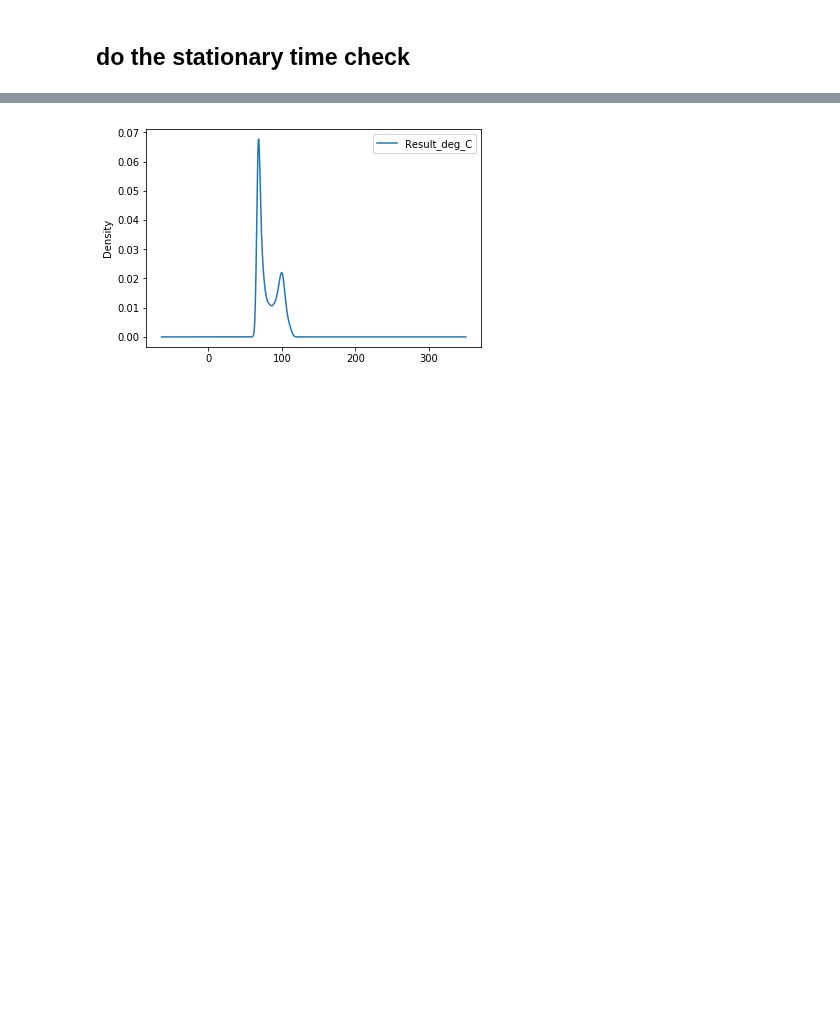
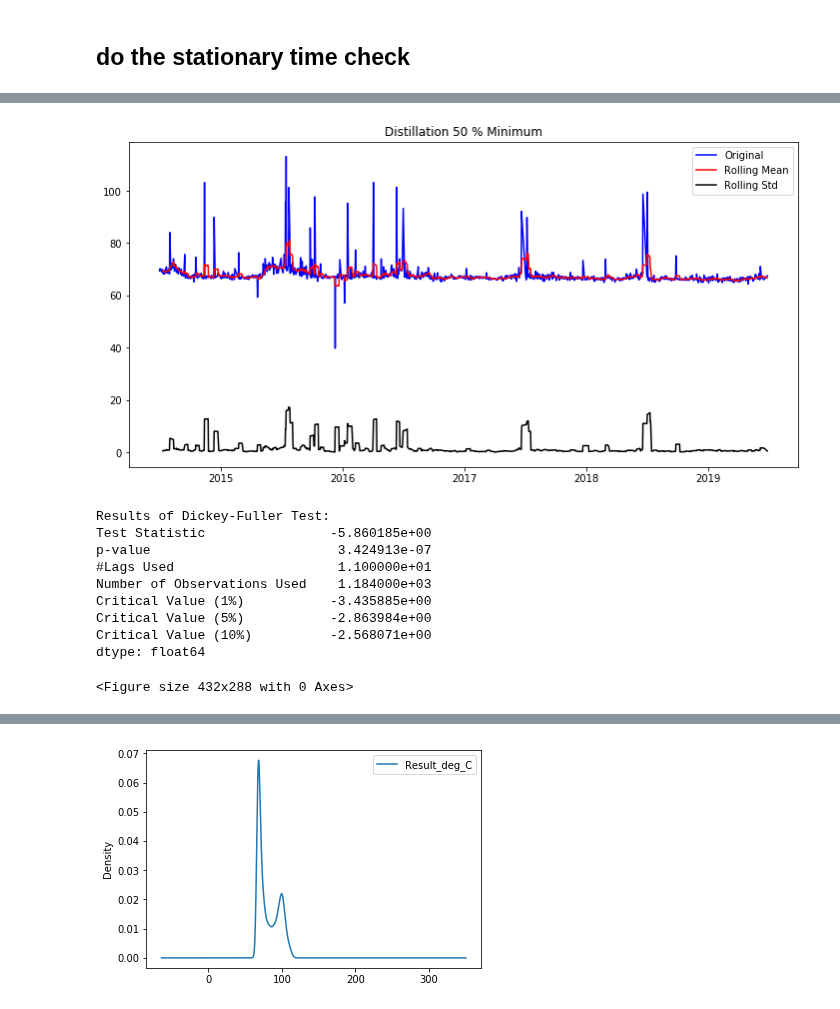
Before and after one commit to mishaberrien/tenessee-fuel-quality-analysis, a Jupyter notebook: notebooks/03_analysis/07302019-kph-time-analysis.ipynb, the cells around one changed output, grey strips where cells are left out. Saved outputs shown, nothing was run; the diff lists cells and outputs as text; code cells hidden in the pictures; blank space fills up the shorter version.

```diff
--- a/notebooks/03_analysis/07302019-kph-time-analysis.ipynb
+++ b/notebooks/03_analysis/07302019-kph-time-analysis.ipynb
@@ -208,0 +203,14 @@ dtype: float64
+# %%
+stationarity_check(Distillation_50.groupby('DateSampled').min(), 'Distillation 50 % Minimum')
+# %% [output]
+[figure, added]
+Results of Dickey-Fuller Test:
+Test Statistic                -5.860185e+00
+p-value                        3.424913e-07
+#Lags Used                     1.100000e+01
+Number of Observations Used    1.184000e+03
+Critical Value (1%)           -3.435885e+00
+Critical Value (5%)           -2.863984e+00
+Critical Value (10%)          -2.568071e+00
+dtype: float64
+<Figure size 432x288 with 0 Axes>
```
Also changed, not shown: parts of 4 cells of this notebook, 5 other files.
